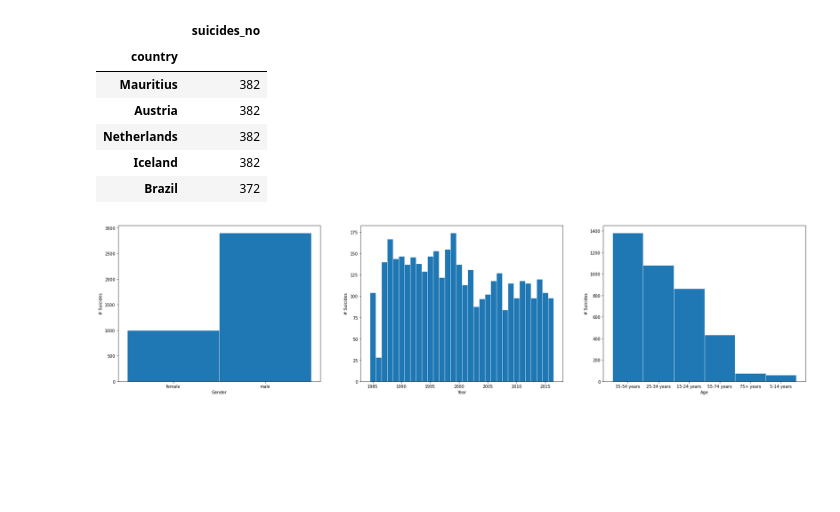
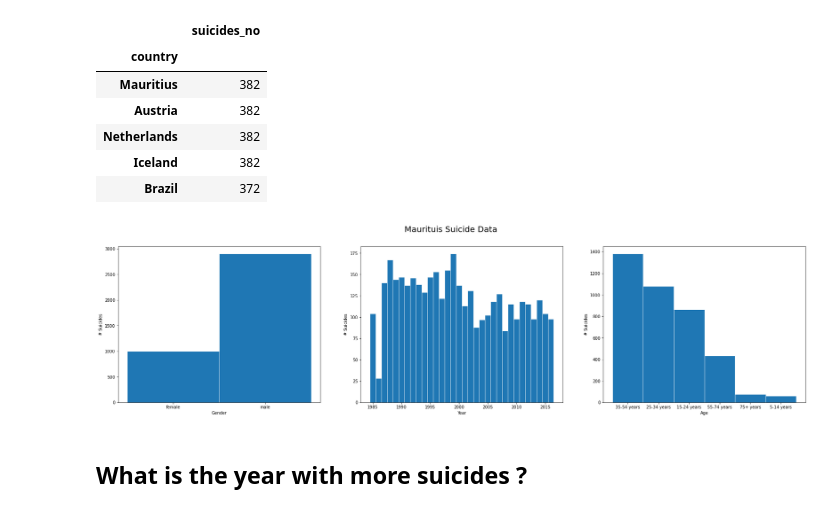
Before and after one commit to Camilo-Quiceno/Data-Analisys-Suicide-Rates-Overview-1985-to-2016, a Jupyter notebook: code.ipynb, the cells around one changed output. Cells and saved outputs as stored; diff of their text form; code cells hidden in the pictures; blank space fills up the shorter version.

Commit message:
Answer the questions What is the year with more suicides ?

```diff
--- a/code.ipynb
+++ b/code.ipynb
@@ -64,20 +72,21 @@ mauritius_suicides_year = mauritius_suicides_year.groupby('year').sum()
 mauritius_suicides_age = mauritius_suicides_age.groupby('age').sum().sort_values(by=['suicides_no'],ascending=False)
 mauritius_data = [mauritius_suicides_sex, mauritius_suicides_year, mauritius_suicides_age]
 # %%
-axs = (ax1, ax2, ax3)
 x_labels = ['Gender', 'Year', 'Age']
 fig, axs = plt.subplots(1, 3)
 for i in range(3):
 
     y = list(mauritius_data[i]['suicides_no'])
     x = list(mauritius_data[i].index)
 
     axs[i].bar(x, y, width=1, edgecolor="white", linewidth=0.7)
     axs[i].set_xlabel(x_labels[i])
     axs[i].set_ylabel('# Suicides')
 
-fig.suptitle('This is a somewhat long figure title', fontsize=16)
+fig.suptitle('Maurituis Suicide Data', fontsize=20)
 fig.set_size_inches(30, 7)
 plt.show()
 # %% [output]
-[figure, old version]
+[figure, new version]
+# %% [markdown]
+## What is the year with more suicides ?
```
Also changed, not shown: parts of 5 cells of this notebook.
